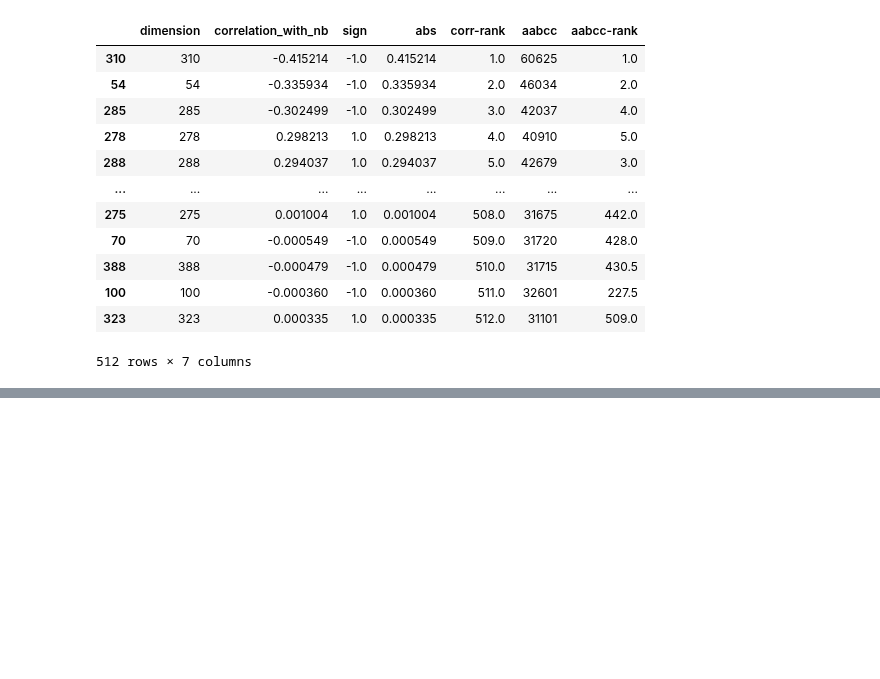
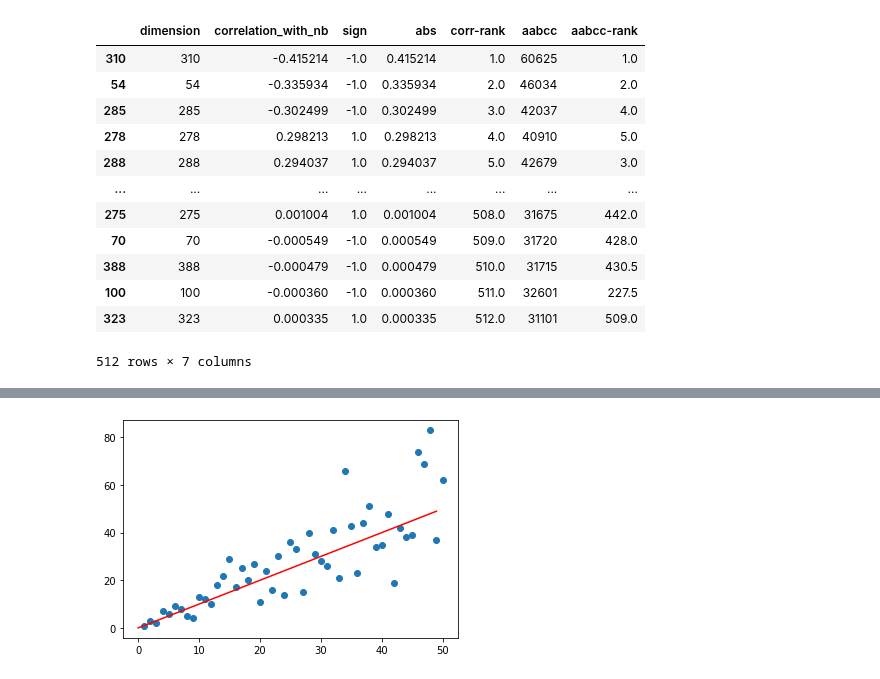
Before and after one commit to ClementineBleuze/WordEmbeddings, a Jupyter notebook: Notebooks_dim_correlation/aabcc-score-experience.ipynb, the cells around one changed output, grey strips where cells are left out. Drawn from its saved outputs; the diff is of its cells as text; code cells hidden in the pictures; blank space fills up the shorter version.

```diff
--- a/Notebooks_dim_correlation/aabcc-score-experience.ipynb
+++ b/Notebooks_dim_correlation/aabcc-score-experience.ipynb
@@ -240,0 +343,7 @@ plt.plot(list(nb_corr_df["aabcc"]/max_aabcc), label="aabcc")
+# %%
+# For the 50 first dimensions only
+plt.scatter(pos_corr_df["corr-rank"][:50], pos_corr_df["aabcc-rank"][:50])
+plt.plot(range(50), range(50), 'red')
+plt.show()
+# %% [output]
+[figure, added]
```
Also changed, not shown: parts of 11 cells of this notebook, 1 other file.
